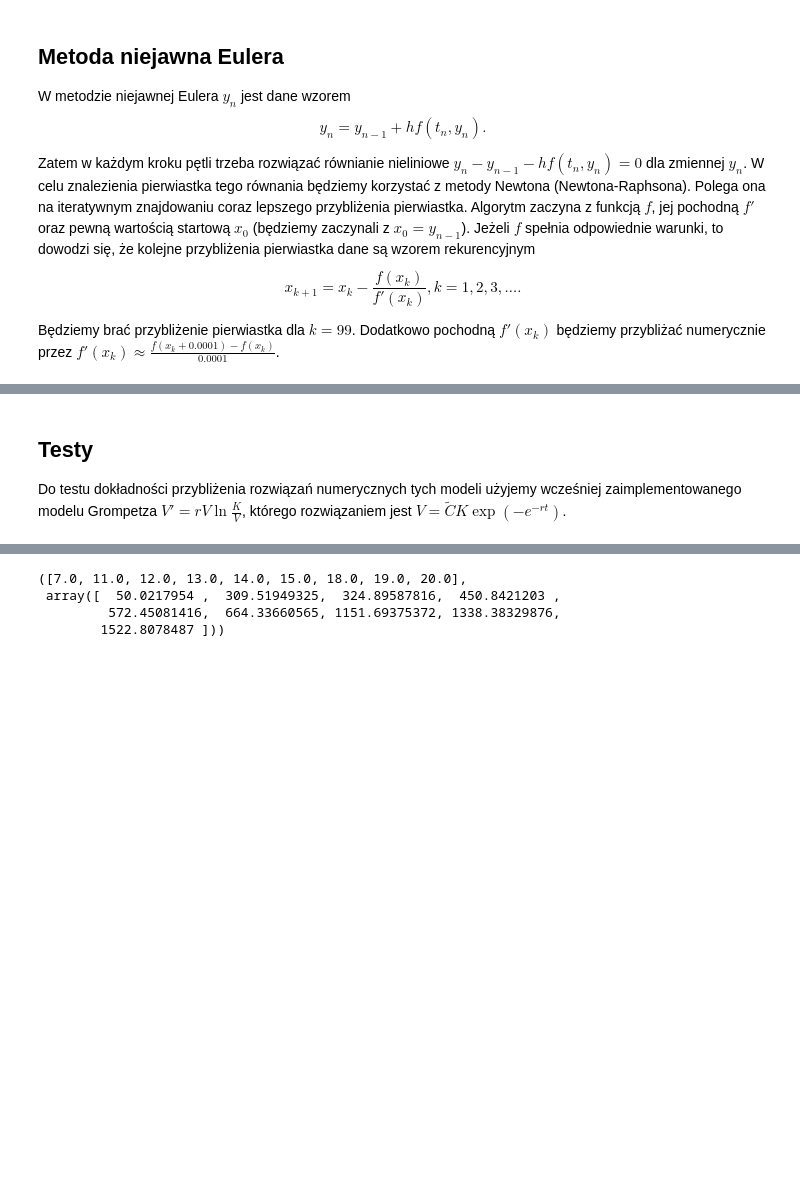
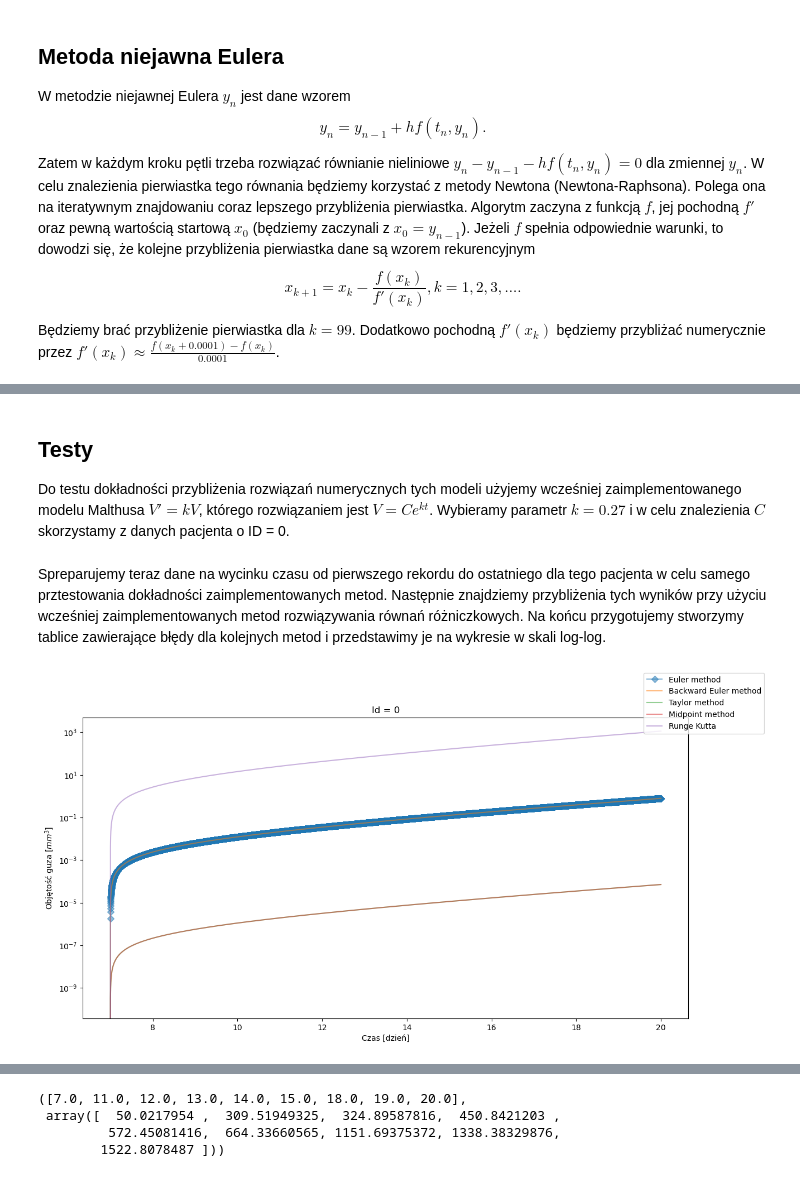
Before and after one commit to Tomexr1/Rownania_rozniczkowe, a Jupyter notebook: Prezentacja.ipynb, the cells around one changed output, grey strips where cells are left out. Saved outputs shown, nothing was run; the diff lists cells and outputs as text; code cells hidden in the pictures; blank space fills up the shorter version.

```diff
--- a/Prezentacja.ipynb
+++ b/Prezentacja.ipynb
@@ -519,7 +558,52 @@ def runge_kutta_method(f, x0, y0, h, n):
 # %% [markdown]
 ## Testy
 
-Do testu dokładności przybliżenia rozwiązań numerycznych tych modeli użyjemy wcześniej zaimplementowanego modelu Grompetza $V' = rV\ln{\frac{K}{V}}$, którego rozwiązaniem jest $V = \tilde{C}K\exp{({-e^{-rt}})}$.
+Do testu dokładności przybliżenia rozwiązań numerycznych tych modeli użyjemy wcześniej zaimplementowanego modelu Malthusa $V' = kV$, którego rozwiązaniem jest $V = Ce^{kt}$. Wybieramy parametr $k=0.27$ i w celu znalezienia $C$ skorzystamy z danych pacjenta o ID = 0.
+# %%
+lung_0 = lung_vol_data[lung_vol_data['ID'] == 0]
+k = 0.27
+C = lung_0.Observation.iloc[0] / np.exp(k * lung_0.Time.iloc[0])  # znalezienie stałej C
+# %% [markdown]
+Spreparujemy teraz dane na wycinku czasu od pierwszego rekordu do ostatniego dla tego pacjenta w celu samego prztestowania dokładności zaimplementowanych metod. Następnie znajdziemy przybliżenia tych wyników przy użyciu wcześniej zaimplementowanych metod rozwiązywania równań różniczkowych. Na końcu przygotujemy stworzymy tablice zawierające błędy dla kolejnych metod i przedstawimy je na wykresie w skali log-log.
+# %%
+h = 10 ** (-3)  # krok czasu
+n = (lung_0['Time'].iloc[-1] - lung_0['Time'][0]) / h  # ilość kroków
+
+
+# Tworzymy dane
+xs = np.arange(lung_0.Time.iloc[0], lung_0.Time.iloc[-1], h)
+ys = [malthus(x, C, k) for x in xs]
+
+
+# Wyniki oszacowań dla kolejnych metod
+xs1, ys1 = euler_method(malthus_diff, lung_0['Time'][0], lung_0['Observation'][0], h, int(n))
+xs2, ys2 = backward_euler_method(malthus_diff, lung_0['Time'][0], lung_0['Observation'][0], h, int(n))
+xs3, ys3 = quadratic_taylor_method(malthus_diff, lung_0['Time'][0], lung_0['Observation'][0], h, int(n))
+xs4, ys4 = euler_midpoint_method(malthus_diff, lung_0['Time'][0], lung_0['Observation'][0], h, int(n))
+xs5, ys5 = runge_kutta_method(malthus_diff, lung_0['Time'][0], lung_0['Observation'][0], h, int(n))
+
+
+# Błędy dla kolejnych metod
+ys1_err = [abs(y) for y in np.subtract(ys1, ys)]
+ys2_err = [abs(y) for y in np.subtract(ys2, ys)]
+ys3_err = [abs(y) for y in np.subtract(ys3, ys)]
+ys4_err = [abs(y) for y in np.subtract(ys4, ys)]
+ys5_err = [abs(y) for y in np.subtract(ys5, ys)]
+# %%
+fig, ax = plt.subplots()
+# ax.plot(xs, ys, label="Dane")
+ax.plot(xs, ys1_err, label='Euler method', alpha=0.5, marker='D')
+ax.plot(xs, ys2_err, label='Backward Euler method', alpha=0.5)
+ax.plot(xs, ys3_err, label='Taylor method', alpha=0.5)
+ax.plot(xs, ys4_err, label='Midpoint method', alpha=0.5)
+ax.plot(xs, ys5_err, label='Runge Kutta', alpha=0.5)
+fig.legend()
+plt.title('Id = 0')
+plt.xlabel('Czas [dzień]')
+plt.ylabel('Objętość guza [$mm^3$]')
+plt.yscale('log')
+# %% [output]
+[figure, added]
 # %%
 C = lung_1.Observation.iloc[0] / 3000 / np.exp(-np.exp(-0.13 * lung_1.Time.iloc[0]))
 D = lung_1.Observation.iloc[0] / np.exp(0.27 * lung_1.Time.iloc[0])
```
Also changed, not shown: parts of 10 cells of this notebook.
